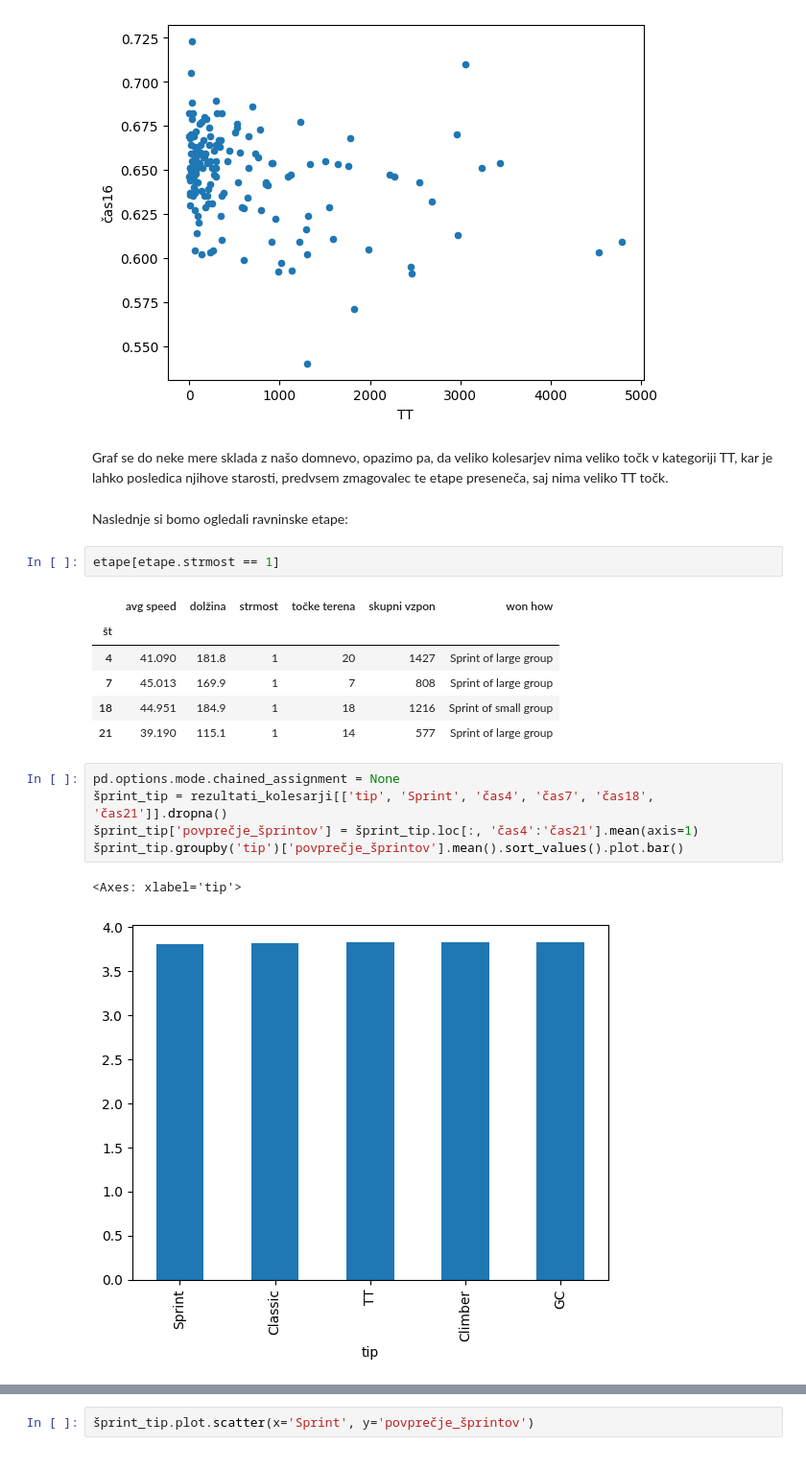
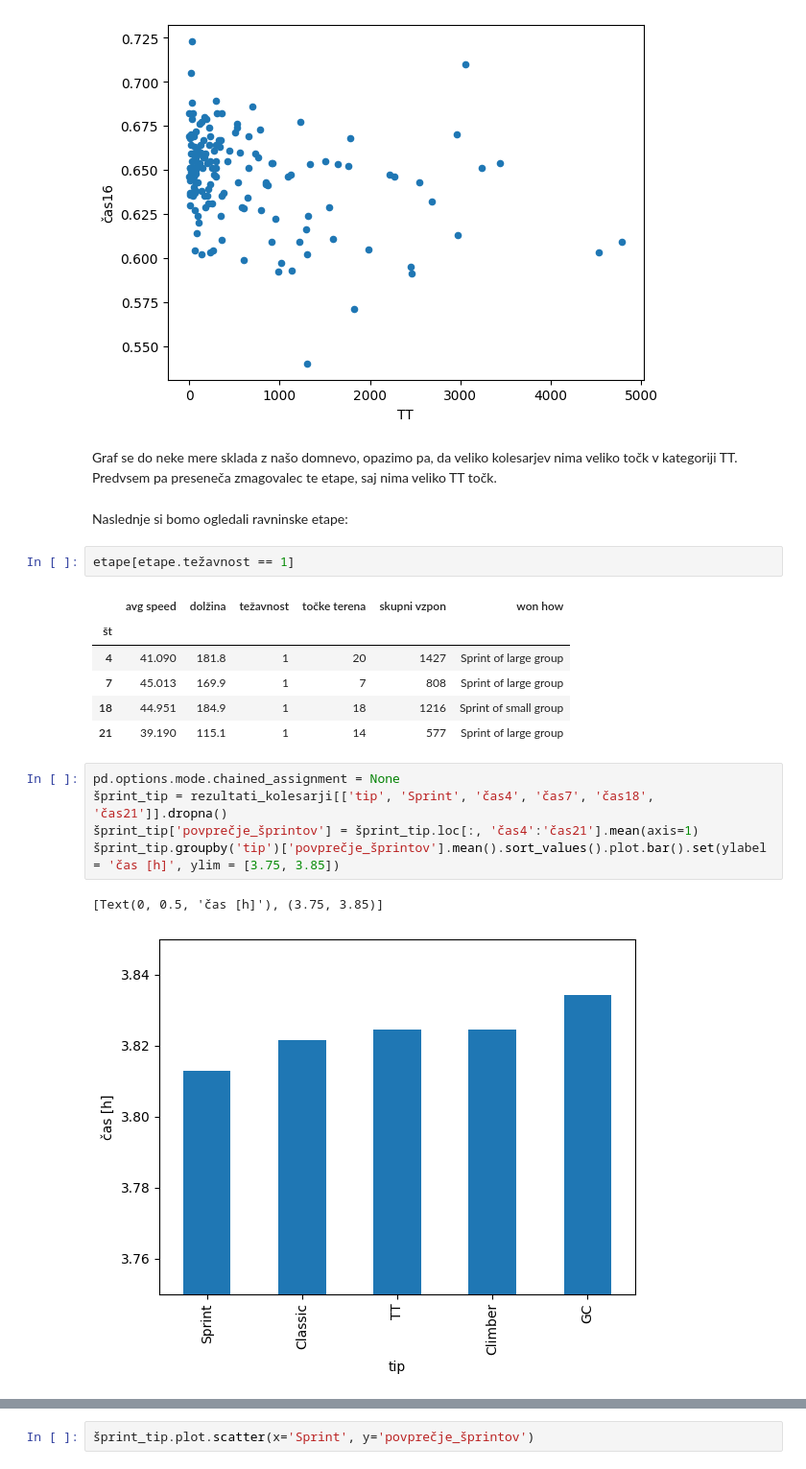
Before and after one commit to anja-rupnik/projektna_naloga, a Jupyter notebook: analizirajmo.ipynb, the cells around one changed output, grey strips where cells are left out. Shown at 96% size. Cells and saved outputs as stored; diff of their text form.

```diff
--- a/analizirajmo.ipynb
+++ b/analizirajmo.ipynb
@@ -176,13 +187,13 @@ kronometer_tip.plot.scatter(x='TT', y='čas16')
 <Axes: xlabel='TT', ylabel='čas16'>
 [figure]
 # %% [markdown]
-Graf se do neke mere sklada z našo domnevo, opazimo pa, da veliko kolesarjev nima veliko točk v kategoriji TT, kar je lahko posledica njihove starosti, predvsem zmagovalec te etape preseneča, saj nima veliko TT točk.
+Graf se do neke mere sklada z našo domnevo, opazimo pa, da veliko kolesarjev nima veliko točk v kategoriji TT. Predvsem pa preseneča zmagovalec te etape, saj nima veliko TT točk.
 # %% [markdown]
 Naslednje si bomo ogledali ravninske etape:
 # %%
-etape[etape.strmost == 1]
+etape[etape.težavnost == 1]
 # %% [output]
-|  | avg speed | dolžina | strmost | točke terena | skupni vzpon | won how |
+|  | avg speed | dolžina | težavnost | točke terena | skupni vzpon | won how |
 | št |  |  |  |  |  |  |
 | 4 | 41.090 | 181.8 | 1 | 20 | 1427 | Sprint of large group |
 | 7 | 45.013 | 169.9 | 1 | 7 | 808 | Sprint of large group |
@@ -191,9 +202,9 @@ etape[etape.strmost == 1]
 # %%
 pd.options.mode.chained_assignment = None
 šprint_tip = rezultati_kolesarji[['tip', 'Sprint', 'čas4', 'čas7', 'čas18', 'čas21']].dropna()
 šprint_tip['povprečje_šprintov'] = šprint_tip.loc[:, 'čas4':'čas21'].mean(axis=1)
-šprint_tip.groupby('tip')['povprečje_šprintov'].mean().sort_values().plot.bar()
+šprint_tip.groupby('tip')['povprečje_šprintov'].mean().sort_values().plot.bar().set(ylabel = 'čas [h]', ylim = [3.75, 3.85])
 # %% [output]
-<Axes: xlabel='tip'>
+[Text(0, 0.5, 'čas [h]'), (3.75, 3.85)]
-[figure, old version]
+[figure, new version]
 # %% [markdown]
```
Also changed, not shown: parts of 33 cells of this notebook.
